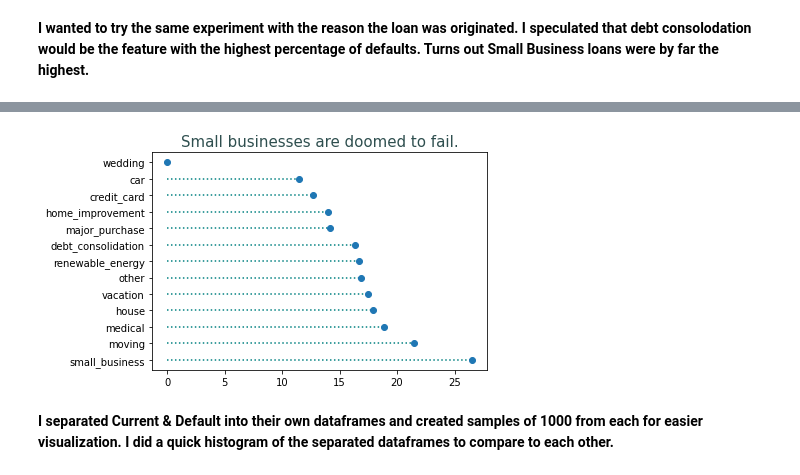
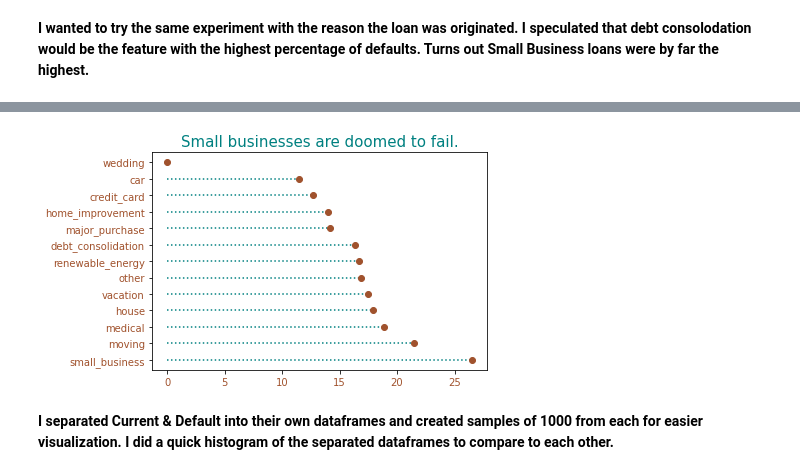
Before and after one commit to marleyberries/Springboard-Main, a Jupyter notebook: Guided_Capstone_2/Loan Default - EDA.ipynb, the cells around one changed output, grey strips where cells are left out. Drawn from its saved outputs; the diff is of its cells as text; code cells hidden in the pictures.

```diff
--- a/Guided_Capstone_2/Loan Default - EDA.ipynb
+++ b/Guided_Capstone_2/Loan Default - EDA.ipynb
@@ -227,0 +165,2 @@ reason_summary.drop(['index'], axis=1)
+# %%
+default_by_reason = {reason: group[group['status'] == 'Default'] for reason, group in df.groupby('reason')}
@@ -227,0 +181,2 @@ reason_summary.drop(['index'], axis=1)
+# %%
+values = pd.DataFrame({'reason': list(default_by_reason.keys()), 'defaults': [len(default_by_reason[reason]) for reason in default_by_reason]})
@@ -228,13 +225,14 @@ reason_summary.drop(['index'], axis=1)
 # %%
 my_range=range(1,len(reason_summary.index)+1)
 
 plt.hlines(y=my_range, xmin=0, xmax=reason_summary['%'], color='teal', linestyle='dotted')
-plt.plot(reason_summary['%'], my_range, "o")
-plt.yticks(my_range, reason_summary['reason'])
-plt.title("Small businesses are doomed to fail.", color='darkslategrey', size=15)
+plt.plot(reason_summary['%'], my_range, "o", color='sienna')
+plt.yticks(my_range, reason_summary['reason'], color='sienna')
+plt.xticks(color='sienna')
+plt.title("Small businesses are doomed to fail.", color='teal', size=15)
 plt.show()
 # %% [output]
-[figure, old version]
+[figure, new version]
 # %% [markdown]
 **I separated Current & Default into their own dataframes and created samples of 1000 from each for easier visualization. I did a quick histogram of the separated dataframes to compare to each other.**
 # %%
```
Also changed, not shown: parts of 18 cells of this notebook.
